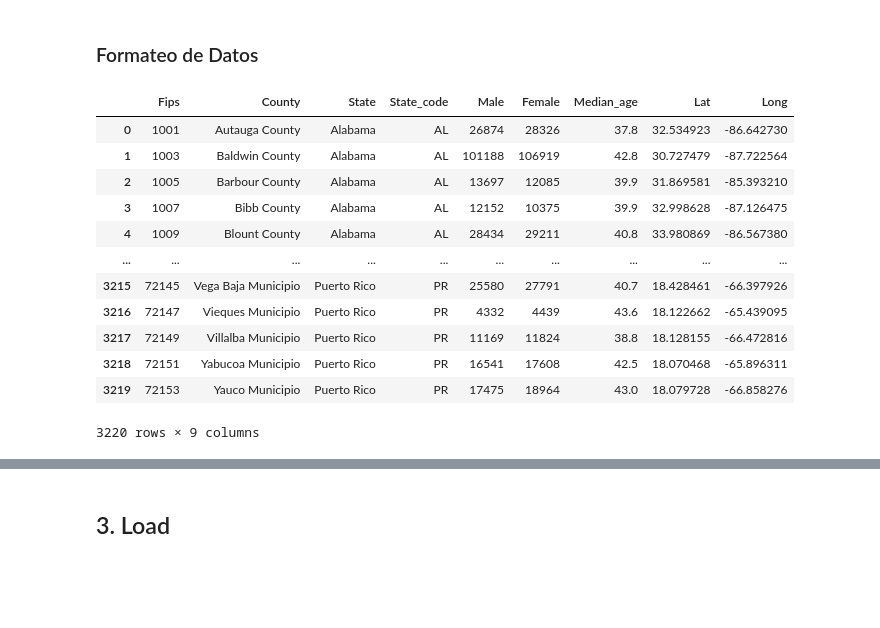
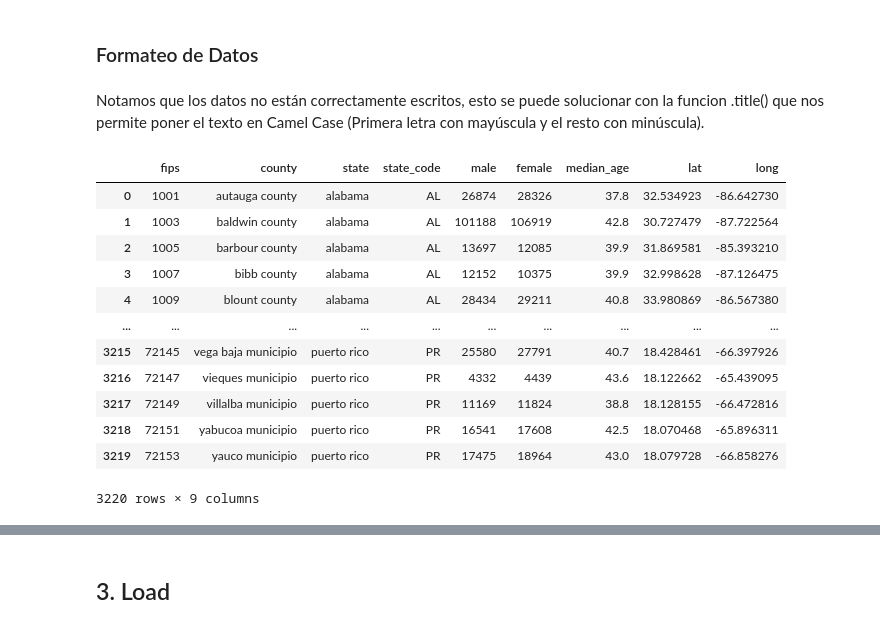
Before and after one commit to FranMeneses/etlCovid, a Jupyter notebook: covidETL.ipynb, the cells around one changed output, grey strips where cells are left out. Cells and saved outputs as stored; diff of their text form; code cells hidden in the pictures; blank space fills up the shorter version.

```diff
--- a/covidETL.ipynb
+++ b/covidETL.ipynb
@@ -313,21 +339,22 @@ El primero corresponde a que en la fila del condado diga desconocido (County = '
 # %% [markdown]
 ### Formateo de Datos
+# %% [markdown]
+Notamos que los datos no están correctamente escritos, esto se puede solucionar con la funcion .title() que nos permite poner el texto en Camel Case (Primera letra con mayúscula y el resto con minúscula).
 # %%
-df_counties["County"] = df_counties["County"].str.title()
-df_counties["State"] = df_counties["State"].str.title()
+df_counties["county"] = df_counties["county"].str.lower()
+df_counties["state"] = df_counties["state"].str.lower()
+df_counties
+# %% [output]
+|  | fips | county | state | state_code | male | female | median_age | lat | long |
+| 0 | 1001 | autauga county | alabama | AL | 26874 | 28326 | 37.8 | 32.534923 | -86.642730 |
+| 1 | 1003 | baldwin county | alabama | AL | 101188 | 106919 | 42.8 | 30.727479 | -87.722564 |
+| 2 | 1005 | barbour county | alabama | AL | 13697 | 12085 | 39.9 | 31.869581 | -85.393210 |
+| 3 | 1007 | bibb county | alabama | AL | 12152 | 10375 | 39.9 | 32.998628 | -87.126475 |
+| 4 | 1009 | blount county | alabama | AL | 28434 | 29211 | 40.8 | 33.980869 | -86.567380 |
+| ... | ... | ... | ... | ... | ... | ... | ... | ... | ... |
+| 3215 | 72145 | vega baja municipio | puerto rico | PR | 25580 | 27791 | 40.7 | 18.428461 | -66.397926 |
+| 3216 | 72147 | vieques municipio | puerto rico | PR | 4332 | 4439 | 43.6 | 18.122662 | -65.439095 |
+| 3217 | 72149 | villalba municipio | puerto rico | PR | 11169 | 11824 | 38.8 | 18.128155 | -66.472816 |
+| 3218 | 72151 | yabucoa municipio | puerto rico | PR | 16541 | 17608 | 42.5 | 18.070468 | -65.896311 |
+| 3219 | 72153 | yauco municipio | puerto rico | PR | 17475 | 18964 | 43.0 | 18.079728 | -66.858276 |
+3220 rows × 9 columns
-# %%
-df_counties
-# %% [output]
-|  | Fips | County | State | State_code | Male | Female | Median_age | Lat | Long |
-| 0 | 1001 | Autauga County | Alabama | AL | 26874 | 28326 | 37.8 | 32.534923 | -86.642730 |
-| 1 | 1003 | Baldwin County | Alabama | AL | 101188 | 106919 | 42.8 | 30.727479 | -87.722564 |
-| 2 | 1005 | Barbour County | Alabama | AL | 13697 | 12085 | 39.9 | 31.869581 | -85.393210 |
-| 3 | 1007 | Bibb County | Alabama | AL | 12152 | 10375 | 39.9 | 32.998628 | -87.126475 |
-| 4 | 1009 | Blount County | Alabama | AL | 28434 | 29211 | 40.8 | 33.980869 | -86.567380 |
-| ... | ... | ... | ... | ... | ... | ... | ... | ... | ... |
-| 3215 | 72145 | Vega Baja Municipio | Puerto Rico | PR | 25580 | 27791 | 40.7 | 18.428461 | -66.397926 |
-| 3216 | 72147 | Vieques Municipio | Puerto Rico | PR | 4332 | 4439 | 43.6 | 18.122662 | -65.439095 |
-| 3217 | 72149 | Villalba Municipio | Puerto Rico | PR | 11169 | 11824 | 38.8 | 18.128155 | -66.472816 |
-| 3218 | 72151 | Yabucoa Municipio | Puerto Rico | PR | 16541 | 17608 | 42.5 | 18.070468 | -65.896311 |
-| 3219 | 72153 | Yauco Municipio | Puerto Rico | PR | 17475 | 18964 | 43.0 | 18.079728 | -66.858276 |
-3220 rows × 9 columns
```
Also changed, not shown: parts of 44 cells of this notebook.
